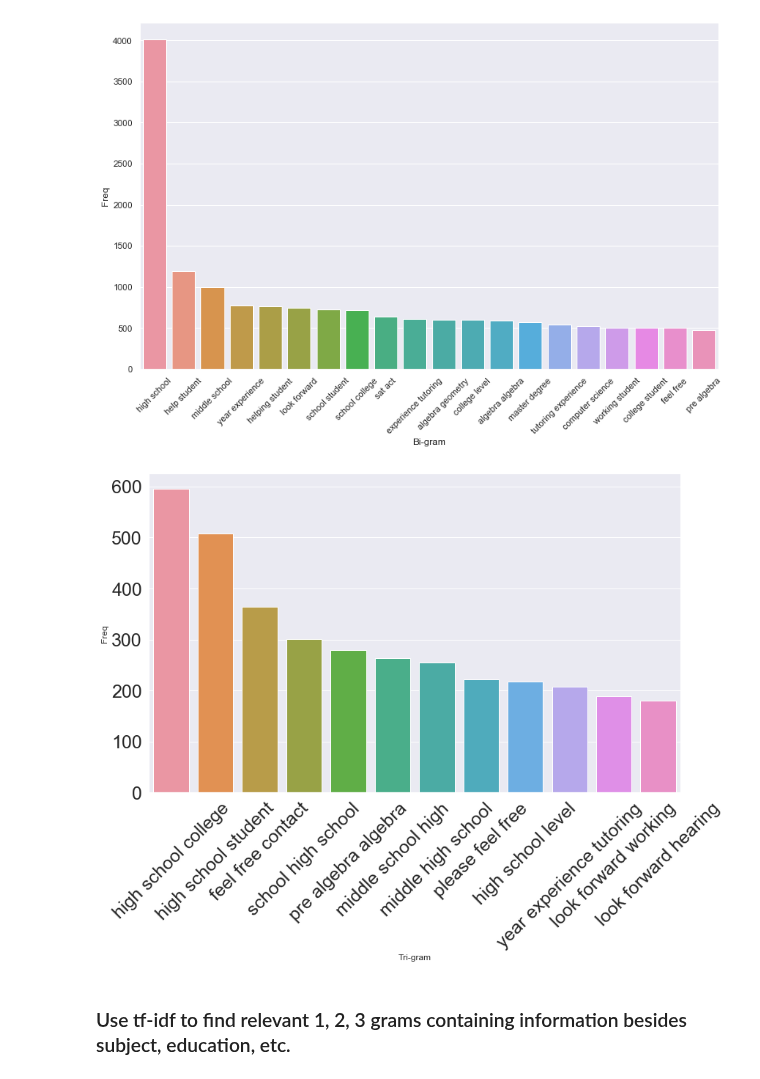
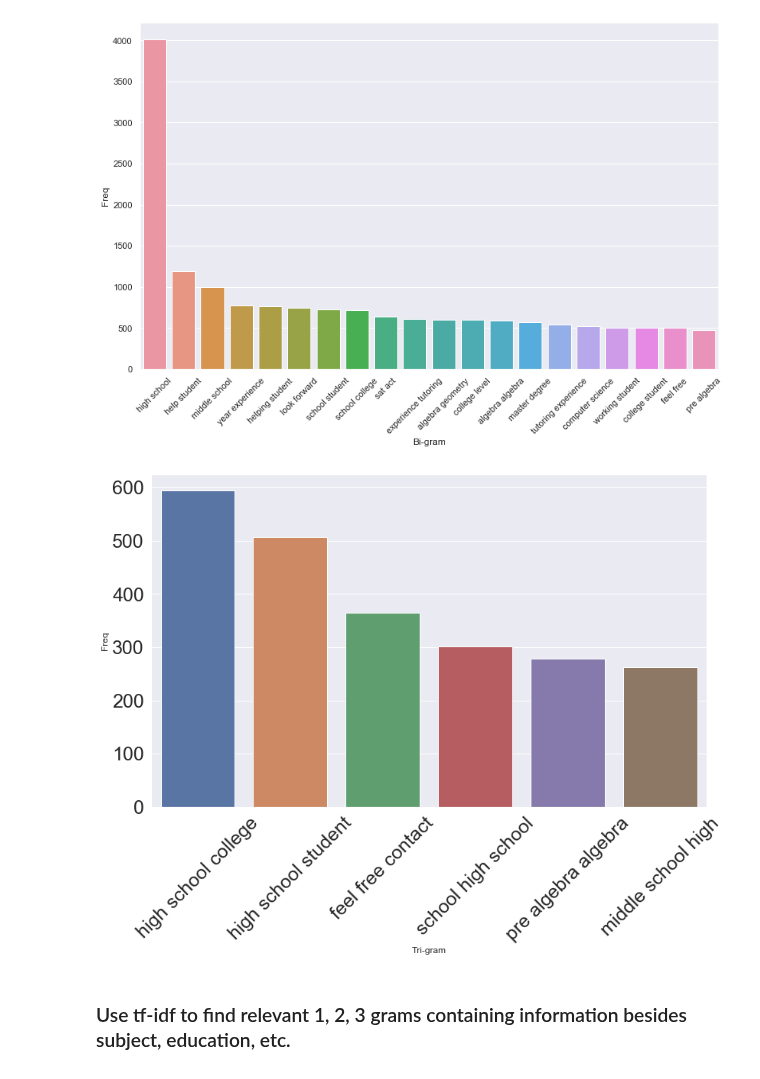
Before and after one commit to vijayoct27/tutor_prediction, a Jupyter notebook: notebook/tutor_nlp.ipynb, the cells around one changed output. Saved outputs shown, nothing was run; the diff lists cells and outputs as text; code cells hidden in the pictures.

```diff
--- a/notebook/tutor_nlp.ipynb
+++ b/notebook/tutor_nlp.ipynb
@@ -179,29 +179,29 @@ h.set_xticklabels(h.get_xticklabels(), rotation=45)
 # %%
 #Most frequently occuring Tri-grams
 def get_top_n3_words(corpus, n=None):
     vec1 = CountVectorizer(ngram_range=(3,3),
            max_features=2000).fit(corpus)
     bag_of_words = vec1.transform(corpus)
     sum_words = bag_of_words.sum(axis=0)
     words_freq = [(word, sum_words[0, idx]) for word, idx in
                   vec1.vocabulary_.items()]
     words_freq =sorted(words_freq, key = lambda x: x[1],
                 reverse=True)
     return words_freq[:n]
-top3_words = get_top_n3_words(corpus, n=12)
+top3_words = get_top_n3_words(corpus, n=6)
 top3_df = pd.DataFrame(top3_words)
 top3_df.columns=["Tri-gram", "Freq"]
 
 #Barplot of most freq Tri-grams
 sns.set(rc={'figure.figsize':(13,8)})
 j=sns.barplot(x="Tri-gram", y="Freq", data=top3_df)
 j.set_xticklabels(j.get_xticklabels(), rotation=45)
 j.tick_params(axis="x", labelsize=25)
 j.tick_params(axis="y", labelsize=25)
 fig = j.get_figure()
 fig.savefig('3grams.png', bbox_inches = "tight", dpi=100)
 # %% [output]
-[figure, old version]
+[figure, new version]
 # %% [markdown]
 ### Use tf-idf to find relevant 1, 2, 3 grams containing information besides subject, education, etc.
 # %%
```
Also changed, not shown: parts of 1 cell of this notebook, 4 other files.
